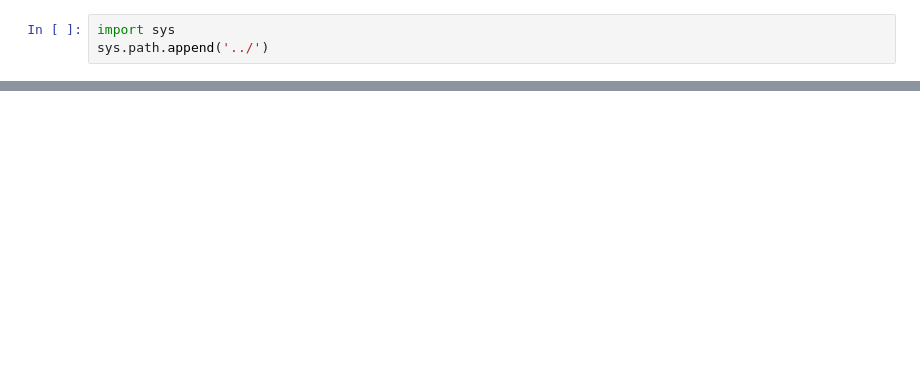
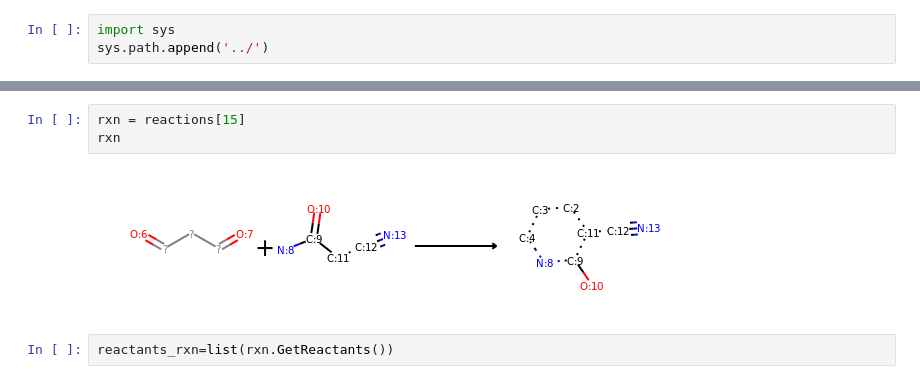
Before and after one commit to FrekMown/neopgfs, a Jupyter notebook: ipynb/1_input data_environment.ipynb, the cells around one changed output, grey strips where cells are left out. Drawn from its saved outputs; the diff is of its cells as text; blank space fills up the shorter version.

```diff
--- a/ipynb/1_input data_environment.ipynb
+++ b/ipynb/1_input data_environment.ipynb
@@ -11 +40,8 @@ with open('../neopgfs/Data/enamine_building_blocks.csv') as f:
+# %%
+rxn = reactions[15]
+rxn
+# %% [output]
+[figure, added]
+# %%
+reactants_rxn=list(rxn.GetReactants())
 # %%
```
Also changed, not shown: parts of 31 cells of this notebook, 5 other files.
